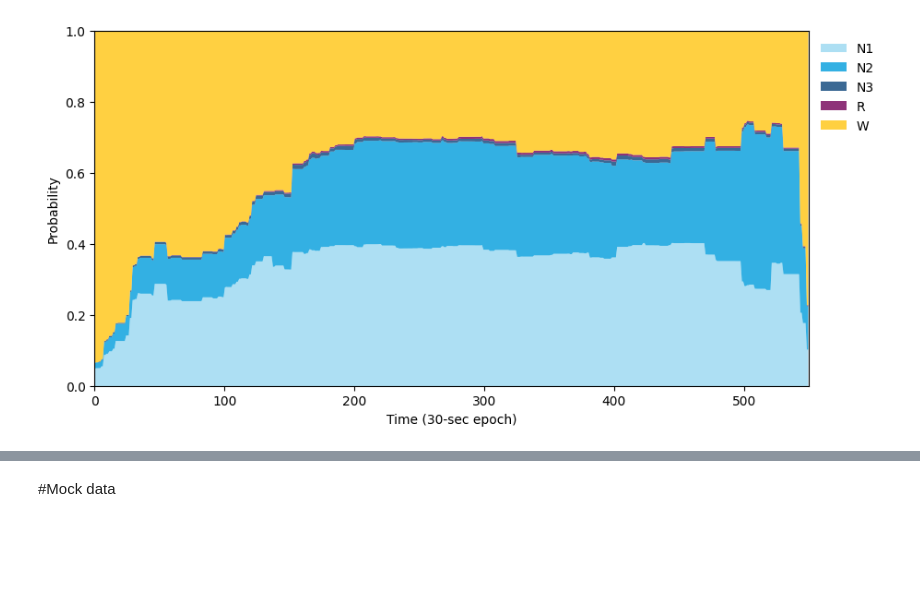
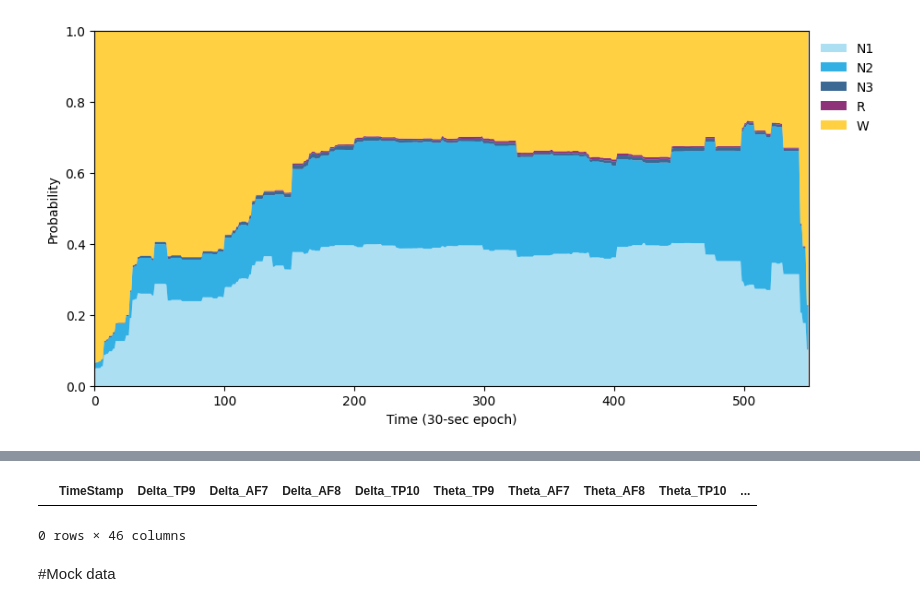
Before and after one commit to travelmail26/projectsleep, a Jupyter notebook: Muse_Processing.ipynb, the cells around one changed output, grey strips where cells are left out. Saved outputs shown, nothing was run; the diff lists cells and outputs as text; code cells hidden in the pictures; blank space fills up the shorter version.

```diff
--- a/Muse_Processing.ipynb
+++ b/Muse_Processing.ipynb
@@ -1118,3 +1257,10 @@ https://scikit-learn.org/stable/model_persistence.html#security-maintainability-
+# %%
+
+
+dfs.head()
+# %% [output]
+|  | TimeStamp | Delta_TP9 | Delta_AF7 | Delta_AF8 | Delta_TP10 | Theta_TP9 | Theta_AF7 | Theta_AF8 | Theta_TP10 | ... |
+0 rows × 46 columns
 # %% [markdown]
 #Mock data
 # %%
```
Also changed, not shown: parts of 5 cells of this notebook.
